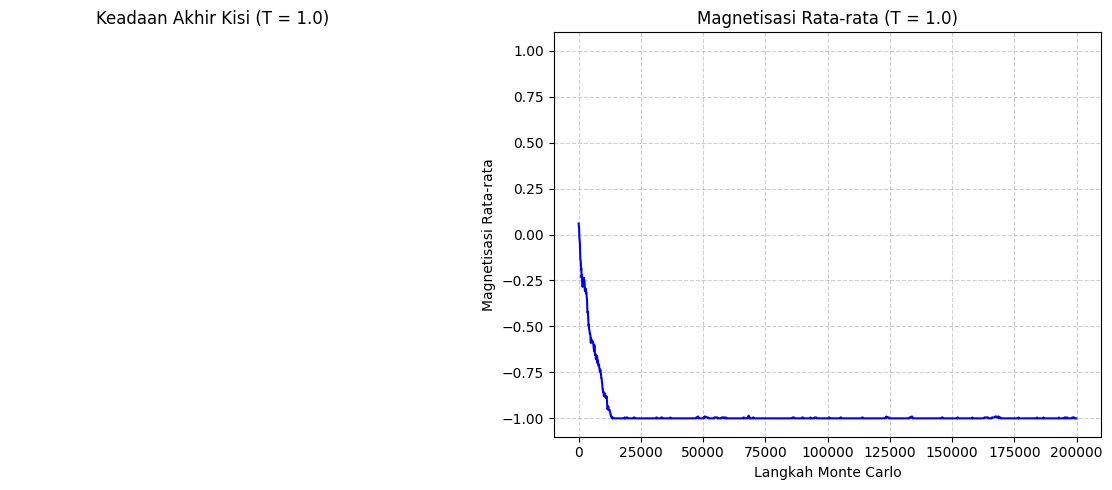
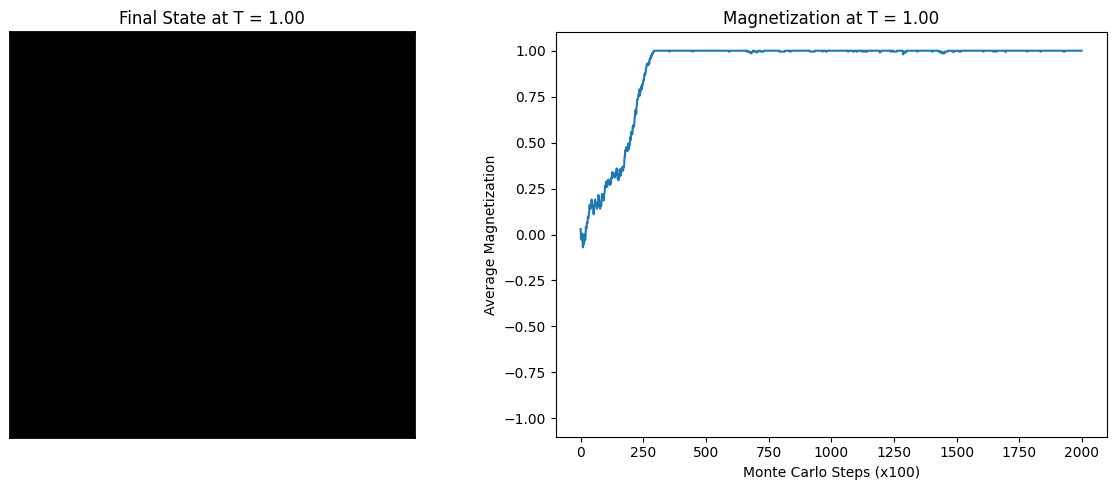
Unified diff of the notebook cell whose output changed from the first chart to the second:
--- before
+++ after
@@ -41,22 +41,27 @@
         mag_history.append(np.sum(grid) / (N**2))
 
-# ==========================================
+    # ==========================================
 # 3. VISUALISASI HASIL
 # ==========================================
 fig, axes = plt.subplots(1, 2, figsize=(12, 5))
 
-# Plot 1: Keadaan Akhir Kisi (Peta Warna Biner)
+# Plot 1: Keadaan Akhir Kisi
+# Tambahkan border/garis tepi agar kalau hasilnya putih (-1) tetap terlihat kotaknya
 axes[0].imshow(grid, cmap='binary', vmin=-1, vmax=1)
-axes[0].set_title(f"Keadaan Akhir Kisi (T = {T})")
-axes[0].axis('off')
+axes[0].set_title(f"Final State at T = {T:.2f}")
+# Kita hilangkan axis ('off'), tapi kita bisa akali agar tidak menyatu dengan background
+axes[0].set_xticks([])
+axes[0].set_yticks([])
+for spine in axes[0].spines.values():
+    spine.set_edgecolor('black')
+    spine.set_linewidth(2)
 
 # Plot 2: Riwayat Magnetisasi
-# Sumbu X: Langkah Monte Carlo (x100), Sumbu Y: Magnetisasi
-axes[1].plot(range(0, MCS, 100), mag_history, color='blue', linewidth=1.5)
-axes[1].set_title(f"Magnetisasi Rata-rata (T = {T})")
-axes[1].set_xlabel("Langkah Monte Carlo")
-axes[1].set_ylabel("Magnetisasi Rata-rata")
+# Ubah Sumbu X agar range-nya 0 sampai 2000 (menyesuaikan panjang mag_history)
+axes[1].plot(range(len(mag_history)), mag_history, color='tab:blue', linewidth=1.5)
+axes[1].set_title(f"Magnetization at T = {T:.2f}")
+axes[1].set_xlabel("Monte Carlo Steps (x100)")
+axes[1].set_ylabel("Average Magnetization")
 axes[1].set_ylim(-1.1, 1.1)
-axes[1].grid(True, linestyle='--', alpha=0.6)
 
 plt.tight_layout()

Commit: Add files via upload